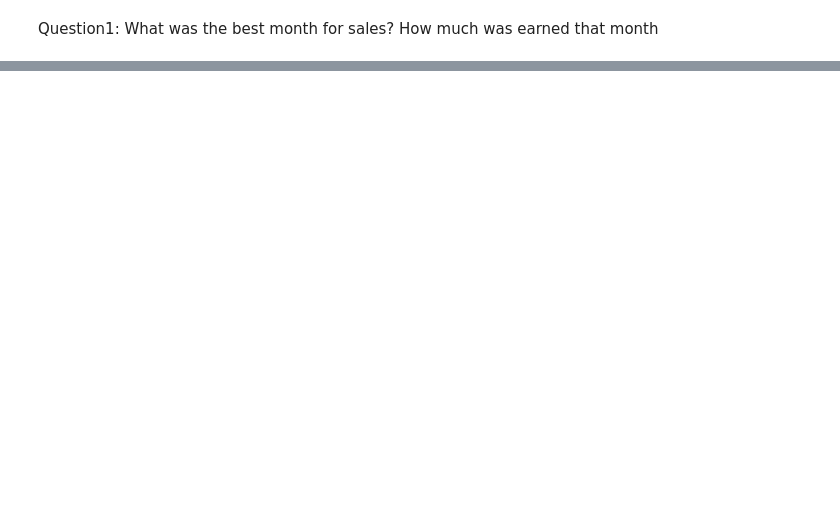
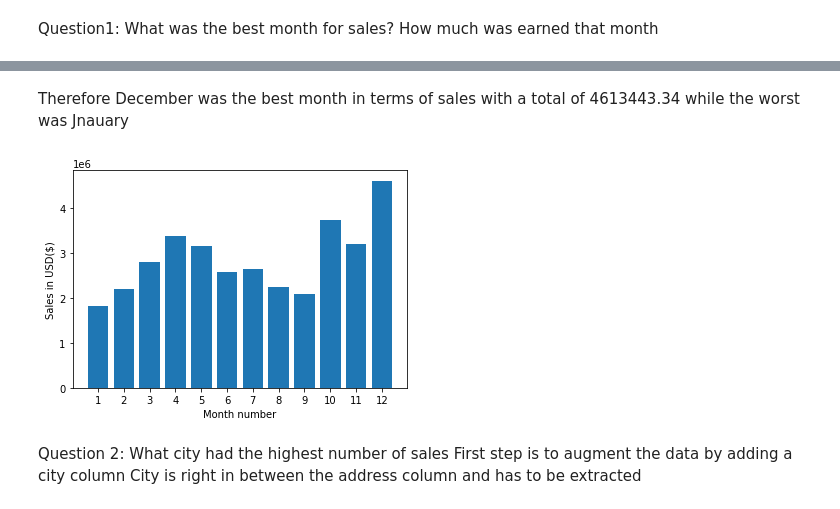
Before and after one commit to chrisokoth/Sales_Data, a Jupyter notebook: Analysis.ipynb, the cells around one changed output, grey strips where cells are left out. Drawn from its saved outputs; the diff is of its cells as text; code cells hidden in the pictures; blank space fills up the shorter version.

Commit message:
Final Data Analysis Sales

```diff
--- a/Analysis.ipynb
+++ b/Analysis.ipynb
@@ -77,25 +90,3 @@ Purchase Address    0
 dtype: int64
 # %% [markdown]
 Display and convert Data types
-# %%
-merged_data.dtypes
-#convert data types
-# Replace non-numeric values with NaN
-merged_data['Price Each'] = pd.to_numeric(merged_data['Price Each'], errors='coerce')
-
-# Replace NaN values with 0
-merged_data['Price Each'].fillna(0, inplace=True)
-
-# Convert to float data type
-merged_data['Price Each'] = merged_data['Price Each'].astype('float')
-
-
-# Remove non-numeric characters from 'Quantity Ordered' column
-merged_data['Quantity Ordered'] = merged_data['Quantity Ordered'].str.replace('[^0-9]', '')
-
-# Convert to integer data type
-merged_data['Quantity Ordered'] = merged_data['Quantity Ordered'].astype('int')
-
-
-
-merged_data.head()
@@ -107,7 +103,7 @@ Check and Remove outliers
 #Check for outliers
 merged_data.describe()
 #Remove outliers
-Q1 = merged_data.quantile(0.25)
-Q3 = merged_data.quantile(0.75)
-IQR = Q3 - Q1
-merged_data = merged_data[~((merged_data < (Q1 - 1.5 * IQR)) |(merged_data > (Q3 + 1.5 * IQR))).any(axis=1)]
+#Q1 = merged_data.quantile(0.25)
+#Q3 = merged_data.quantile(0.75)
+#IQR = Q3 - Q1
+#merged_data = merged_data[~((merged_data < (Q1 - 1.5 * IQR)) |(merged_data > (Q3 + 1.5 * IQR))).any(axis=1)]
@@ -138,0 +168,18 @@ TypeError: can't multiply sequence by non-int of type 'float'
+# %% [markdown]
+Therefore December was the best month in terms of sales with a total of 4613443.34 while the worst was Jnauary
+# %%
+# plot graph to visualize the data
+import matplotlib.pyplot as plt
+results = merged_data.groupby('Month').sum()
+months = range(1,13)
+plt.bar(months, results['Sales'])
+plt.xticks(months)
+plt.ylabel('Sales in USD($)')
+plt.xlabel('Month number')
+plt.show()
+# %% [output]
+[figure, added]
+# %% [markdown]
+Question 2: What city had the highest number of sales
+First step is to augment the data by adding a city column
+City is right in between the address column and has to be extracted
```
Also changed, not shown: parts of 32 cells of this notebook, 1 other file.
